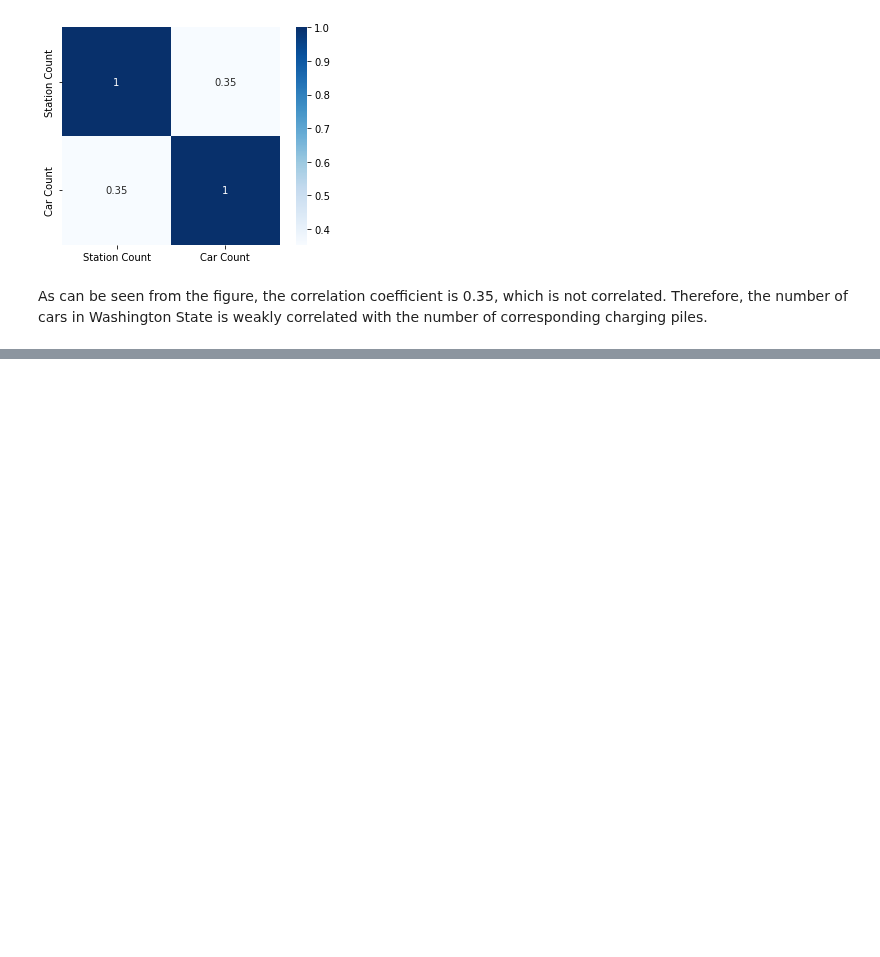
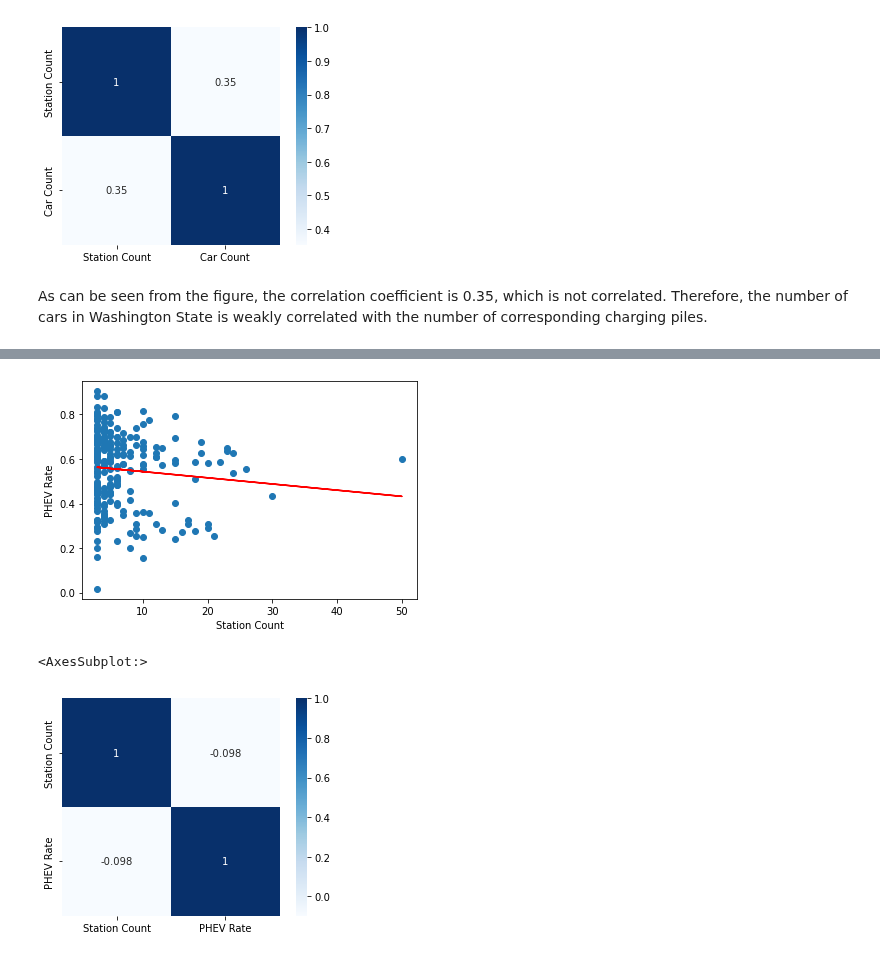
Before and after one commit to MarcccHuuu/2022Spring_Finals_EV, a Jupyter notebook: Hypothesis3.ipynb, the cells around one changed output, grey strips where cells are left out. Cells and saved outputs as stored; diff of their text form; code cells hidden in the pictures; blank space fills up the shorter version.

Commit message:
merge Hypothesis3 cont. into 3

```diff
--- a/Hypothesis3.ipynb
+++ b/Hypothesis3.ipynb
@@ -642,0 +645,15 @@ As can be seen from the figure, the correlation coefficient is 0.35, which is no
+# %%
+import statsmodels.api as sm
+us_zip_df = pd.read_csv('data/uszips.csv')
+us_zip_df = us_zip_df[['zip', 'state_id', 'population', 'density']]
+us_zip_df['area'] = us_zip_df['population'] / us_zip_df['density']
+us_zip_df = us_zip_df.rename(columns={'zip': 'ZIP Code'})
+us_zip_df_ny = us_zip_df[us_zip_df['state_id'] == 'NY']
+us_zip_df_wa = us_zip_df[us_zip_df['state_id'] == 'WA']
+us_zip_df_tx = us_zip_df[us_zip_df['state_id'] == 'TX']
+us_zip_df_wa = us_zip_df_wa[['ZIP Code', 'population', 'density', 'area']]
+us_zip_df_ny = us_zip_df_ny[['ZIP Code', 'population', 'density', 'area']]
+us_zip_df_tx = us_zip_df_tx[['ZIP Code', 'population', 'density', 'area']]
+us_zip_df_ny.fillna(0, inplace=True)
+us_zip_df_tx.fillna(0, inplace=True)
+us_zip_df_wa.fillna(0, inplace=True)
@@ -642,0 +679,22 @@ As can be seen from the figure, the correlation coefficient is 0.35, which is no
+# %%
+def filter_car_station_data(ev_station_count, state_data, us_zip_df):
+    """ filter specific columns for the linear regression model
+
+    :param ev_station_count: the dataframe for ev station count by zip code
+    :param state_data: the dataframe for specific state registration data
+    :param us_zip_df: the dataframe for the state zip code data
+    :return: the dataframe for all the merged message
+    """
+    ev_station_count = ev_station_count.rename(columns={'Count': 'Station Count'})
+    ev_car_count = ev_car_phev_count_df(state_data)
+    ev_car_station = pd.merge(ev_car_count, ev_station_count, how='left', on='ZIP Code')
+    ev_car_station.dropna(axis=0, how='any', inplace=True)
+    ev_car_station['ZIP Code'] = ev_car_station['ZIP Code'].astype('int64')
+
+    ev_car_station_pop = pd.merge(ev_car_station, us_zip_df, how='left', on='ZIP Code')
+    ev_car_station_pop.fillna(0, inplace=True)
+    ev_car_station_pop = ev_car_station_pop[ev_car_station_pop['Count'] > 10]
+    ev_car_station_pop = ev_car_station_pop[ev_car_station_pop['Station Count'] > 2]
+    ev_car_station_pop = ev_car_station_pop[ev_car_station_pop['population'] > 500]
+    ev_car_station_pop = ev_car_station_pop[['ZIP Code', 'Station Count', 'Count', 'PHEV Rate', 'population', 'area']]
+    return ev_car_station_pop
@@ -642,0 +703,4 @@ As can be seen from the figure, the correlation coefficient is 0.35, which is no
+# %%
+ev_station_count_ny = ev_station_count_df(ev_station_data, 'NY')
+ev_car_station_pop_ny = filter_car_station_data(ev_station_count_ny, newyork_data, us_zip_df_ny)
+ev_car_station_pop_ny
@@ -642,0 +721,8 @@ As can be seen from the figure, the correlation coefficient is 0.35, which is no
+# %%
+linear_model_main(ev_car_station_pop_ny, 'Station Count', 'PHEV Rate')
+corr_all = ev_car_station_pop_ny[['Station Count', 'PHEV Rate']].corr()
+sns.heatmap(corr_all, cmap='Blues', square=True, annot=True)
+# %% [output]
+[figure, added]
+<AxesSubplot:>
+[figure, added]
```
Also changed, not shown: parts of 13 cells of this notebook, 1 other file.
